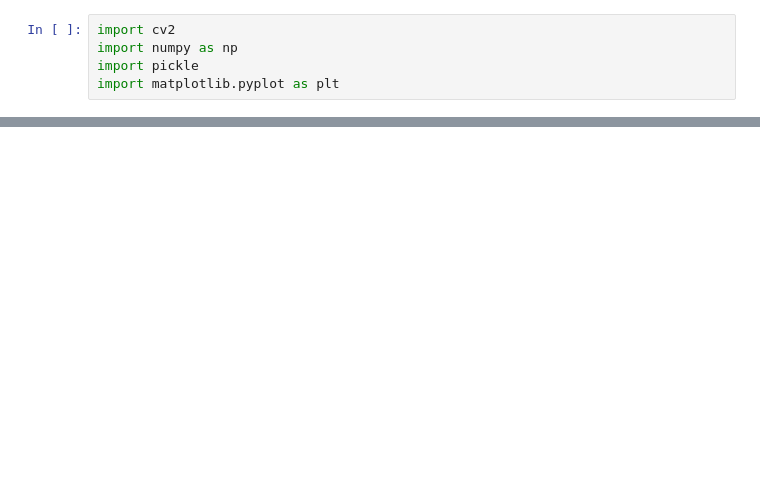
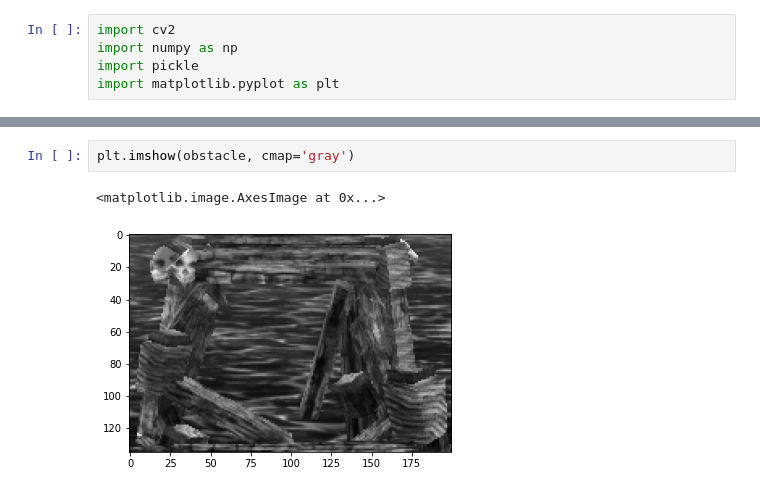
Before and after one commit to WAvery4/Temple-Run-Bot, a Jupyter notebook: SIFT_Testing.ipynb, the cells around one changed output, grey strips where cells are left out. Saved outputs shown, nothing was run; the diff lists cells and outputs as text; blank space fills up the shorter version.

```diff
--- a/SIFT_Testing.ipynb
+++ b/SIFT_Testing.ipynb
@@ -131,0 +114,5 @@ plt.imshow(img)
+# %%
+plt.imshow(obstacle, cmap='gray')
+# %% [output]
+<matplotlib.image.AxesImage at 0x...>
+[figure, added]
```
Also changed, not shown: parts of 9 cells of this notebook, 16 other files.
